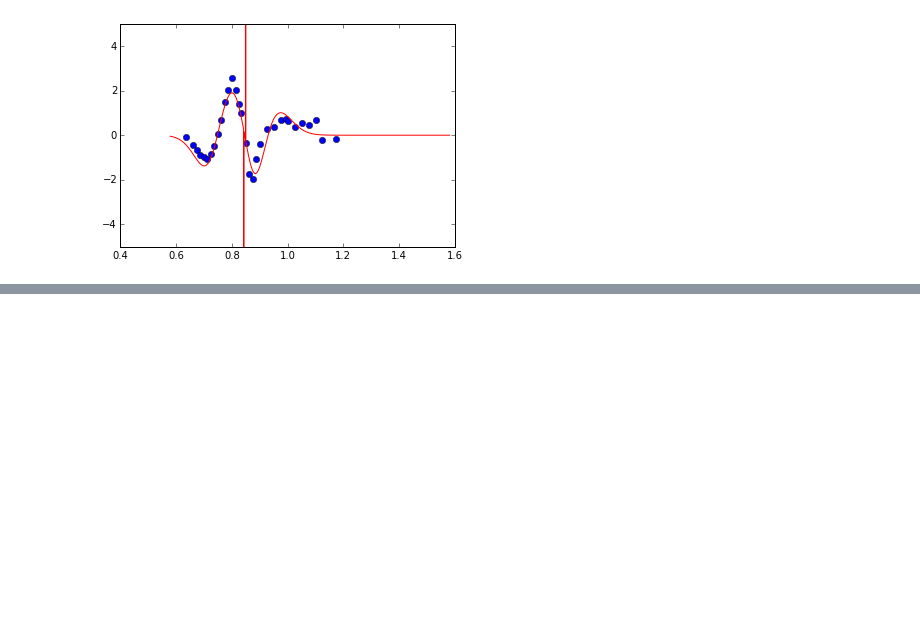
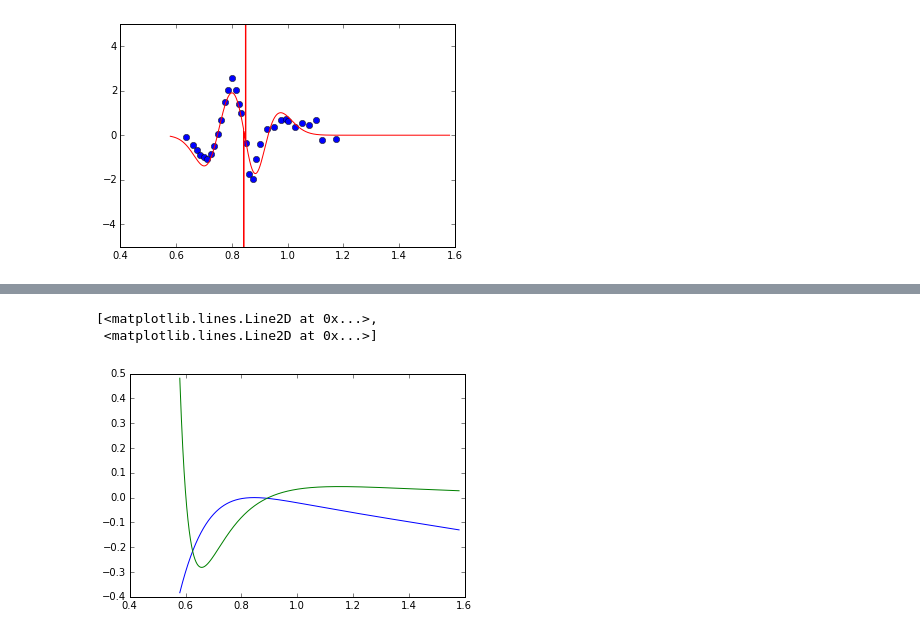
Before and after one commit to HxCory/delayFitting, a Jupyter notebook: Source/tooMany.ipynb, the cells around one changed output, grey strips where cells are left out. Saved outputs shown, nothing was run; the diff lists cells and outputs as text; code cells hidden in the pictures; blank space fills up the shorter version.

```diff
--- a/Source/tooMany.ipynb
+++ b/Source/tooMany.ipynb
@@ -139,0 +172,6 @@ pylab.ylim([-5, 5])
+# %%
+plt.plot(defs.omega_dip, alphaThreeTestOne, defs.omega_dip, defs.dip_3)
+# %% [output]
+[<matplotlib.lines.Line2D at 0x...>,
+ <matplotlib.lines.Line2D at 0x...>]
+[figure, added]
```
Also changed, not shown: parts of 13 cells of this notebook.
